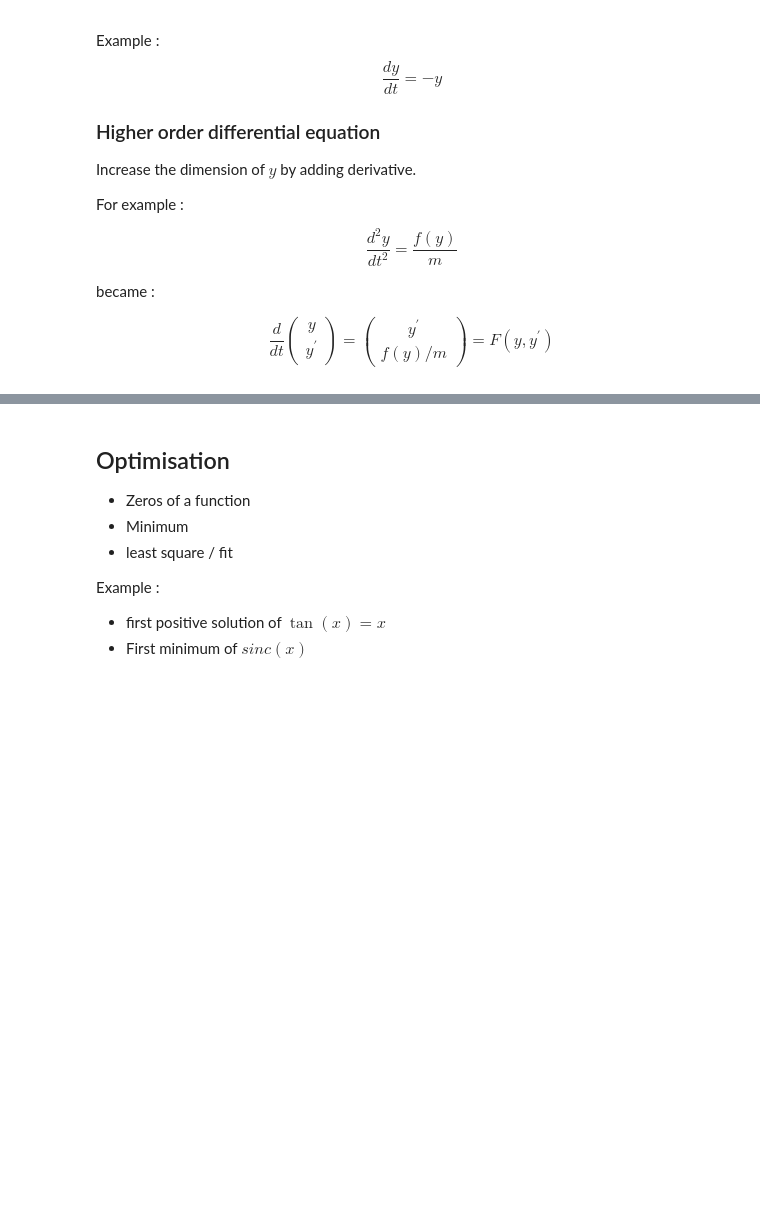
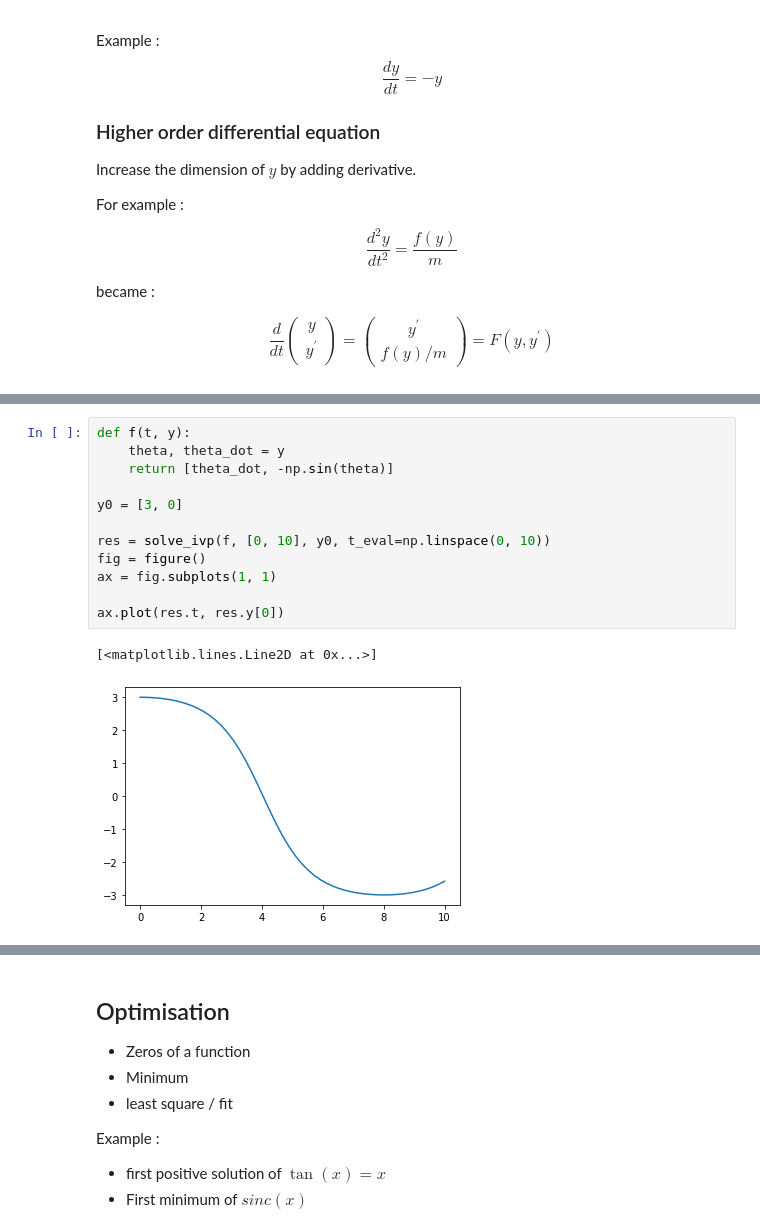
Before and after one commit to clade/EDPIF2023, a Jupyter notebook: module2/Scipy.ipynb, the cells around one changed output, grey strips where cells are left out. Saved outputs shown, nothing was run; the diff lists cells and outputs as text; blank space fills up the shorter version.

```diff
--- a/module2/Scipy.ipynb
+++ b/module2/Scipy.ipynb
@@ -89,0 +122,15 @@ f(y)/m
+# %%
+def f(t, y):
+    theta, theta_dot = y
+    return [theta_dot, -np.sin(theta)]
+
+y0 = [3, 0]
+
+res = solve_ivp(f, [0, 10], y0, t_eval=np.linspace(0, 10))
+fig = figure()
+ax = fig.subplots(1, 1)
+
+ax.plot(res.t, res.y[0])
+# %% [output]
+[<matplotlib.lines.Line2D at 0x...>]
+[figure, added]
```
Also changed, not shown: parts of 16 cells of this notebook, 3 other files.
